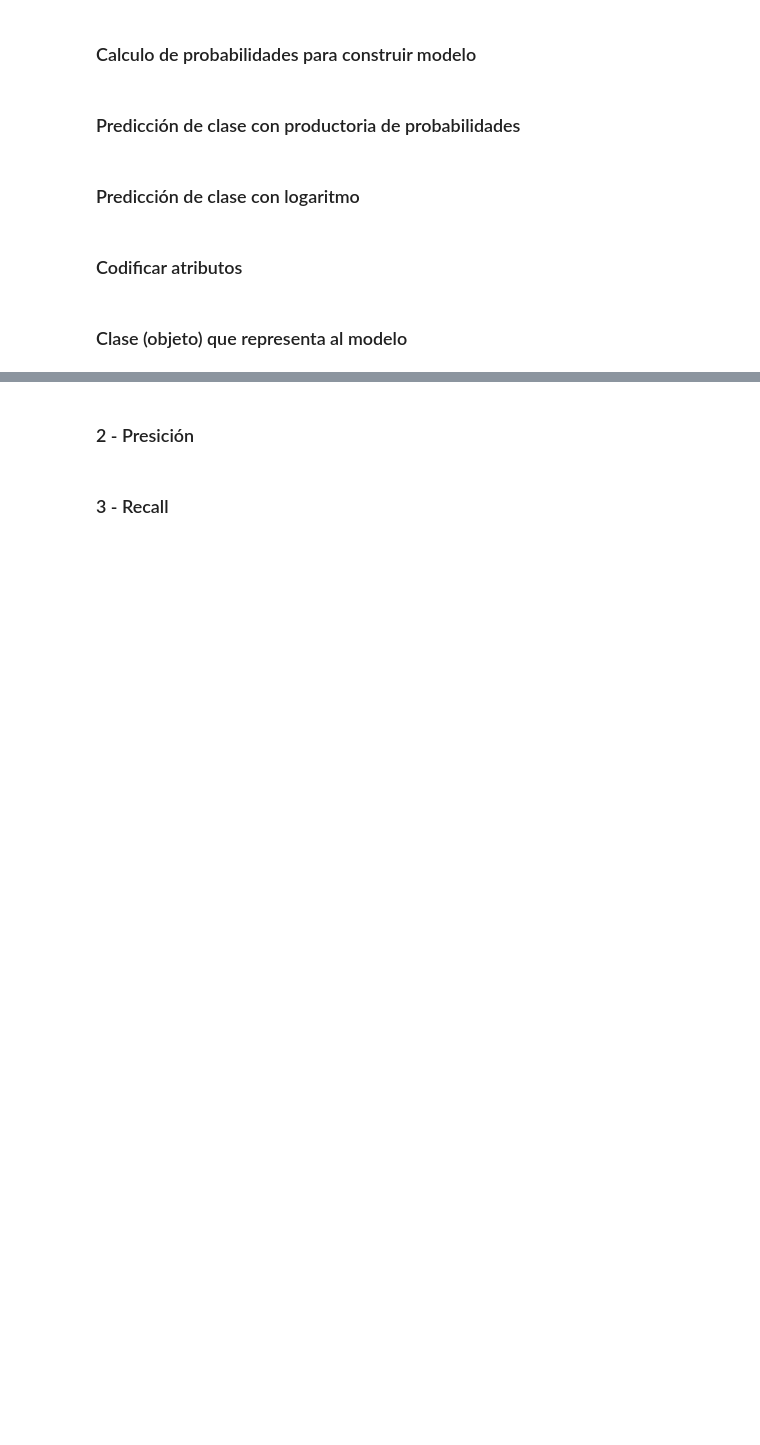
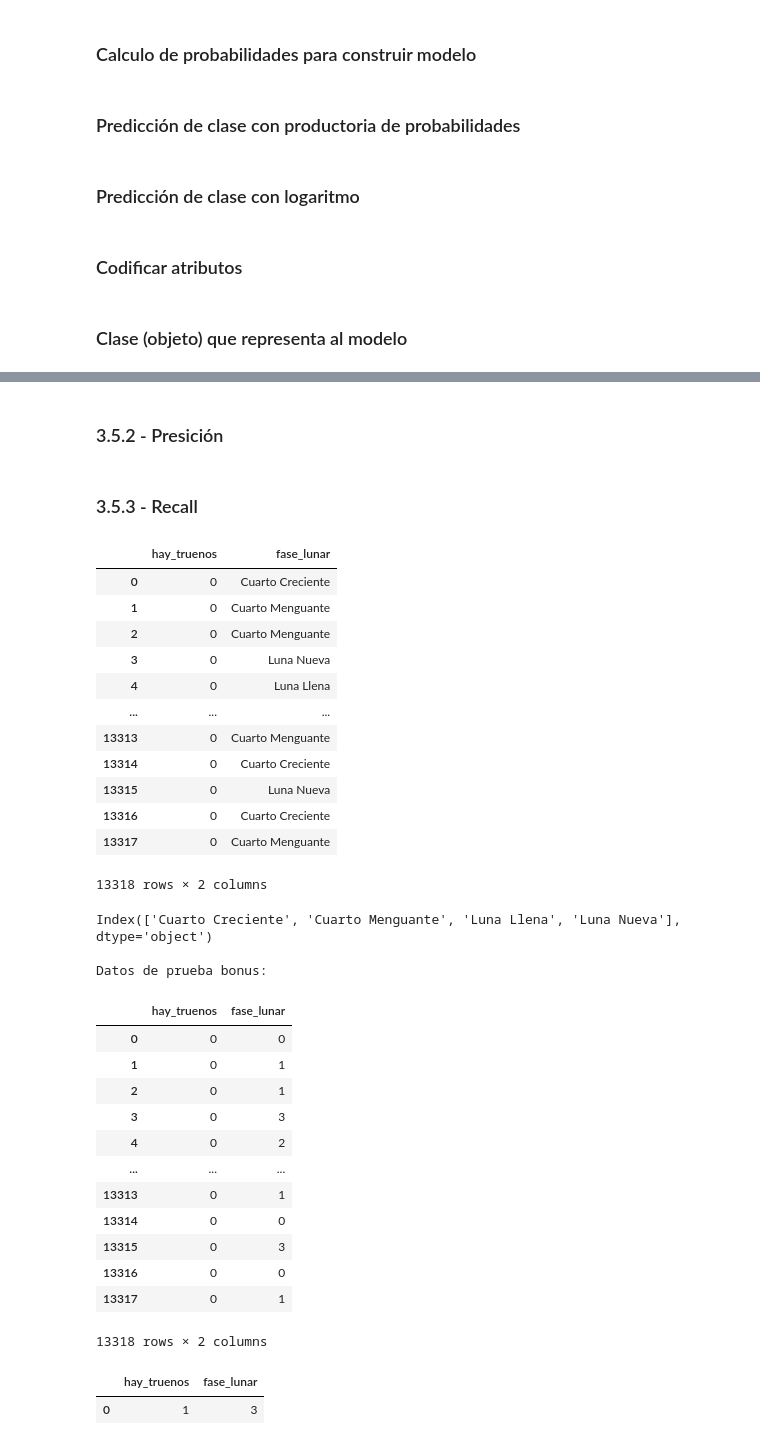
Before and after one commit to facuguisande/AA25, a Jupyter notebook: tarea1.ipynb, the cells around one changed output, grey strips where cells are left out. Drawn from its saved outputs; the diff is of its cells as text; code cells hidden in the pictures; blank space fills up the shorter version.

```diff
--- a/tarea1.ipynb
+++ b/tarea1.ipynb
@@ -1162,7 +1465,7 @@ plt.grid(True, alpha=0.3)
 plt.tight_layout()
 plt.show()
 # %% [markdown]
-### 2 - Presición
+### 3.5.2 - Presición
 # %%
 df_pres = pd.DataFrame(datos_pres, columns=['m', 'k', 'pres'])
 
@@ -1188,7 +1491,7 @@ plt.grid(True, alpha=0.3)
 plt.tight_layout()
 plt.show()
 # %% [markdown]
-### 3 - Recall
+### 3.5.3 - Recall
 # %%
 df_rec = pd.DataFrame(datos_rec, columns=['m', 'k', 'recall'])
 
@@ -1213,3 +1516,55 @@ plt.legend(title='Número de características (k)', fontsize=10)
 plt.grid(True, alpha=0.3)
 plt.tight_layout()
 plt.show()
+# %%
+columnas_interes_m2 = ['fecha', 'hay_truenos', 'fase_lunar', 'manana_llueve']
+entrenamiento_final_m2_df = entrenamiento_df[columnas_interes_m2].copy()
+prueba_final_m2_df = prueba_df[columnas_interes_m2].copy()
+X2_train = entrenamiento_final_m2_df.drop(columns=['fecha', 'manana_llueve'])
+y2_train = entrenamiento_final_m2_df['manana_llueve']
+X2_test = prueba_final_m2_df.drop(columns=['fecha', 'manana_llueve'])
+y2_test = prueba_final_m2_df['manana_llueve']
+df_bonus = pd.DataFrame([{"hay_truenos": 1, "fase_lunar": "Luna Nueva"}])
+display(X2_train)
+for col in X2_train.columns:
+    if X2_train[col].dtype.name == 'category' or X2_train[col].dtype == object:
+        cats = X2_train[col].astype('category').cat.categories
+        print(cats)
+        X2_train[col] = X2_train[col].astype('category').cat.codes
+        X2_test[col] = X2_test[col].astype('category').cat.set_categories(cats).cat.codes
+        df_bonus[col] = df_bonus[col].astype('category').cat.set_categories(cats).cat.codes
+print("\nDatos de prueba bonus:")
+display(X2_train)
+display(df_bonus)
+# %% [output]
+|  | hay_truenos | fase_lunar |
+| 0 | 0 | Cuarto Creciente |
+| 1 | 0 | Cuarto Menguante |
+| 2 | 0 | Cuarto Menguante |
+| 3 | 0 | Luna Nueva |
+| 4 | 0 | Luna Llena |
+| ... | ... | ... |
+| 13313 | 0 | Cuarto Menguante |
+| 13314 | 0 | Cuarto Creciente |
+| 13315 | 0 | Luna Nueva |
+| 13316 | 0 | Cuarto Creciente |
+| 13317 | 0 | Cuarto Menguante |
+13318 rows × 2 columns
+Index(['Cuarto Creciente', 'Cuarto Menguante', 'Luna Llena', 'Luna Nueva'], dtype='object')
+
+Datos de prueba bonus:
+|  | hay_truenos | fase_lunar |
+| 0 | 0 | 0 |
+| 1 | 0 | 1 |
+| 2 | 0 | 1 |
+| 3 | 0 | 3 |
+| 4 | 0 | 2 |
+| ... | ... | ... |
+| 13313 | 0 | 1 |
+| 13314 | 0 | 0 |
+| 13315 | 0 | 3 |
+| 13316 | 0 | 0 |
+| 13317 | 0 | 1 |
+13318 rows × 2 columns
+|  | hay_truenos | fase_lunar |
+| 0 | 1 | 3 |
```
Also changed, not shown: parts of 45 cells of this notebook.
